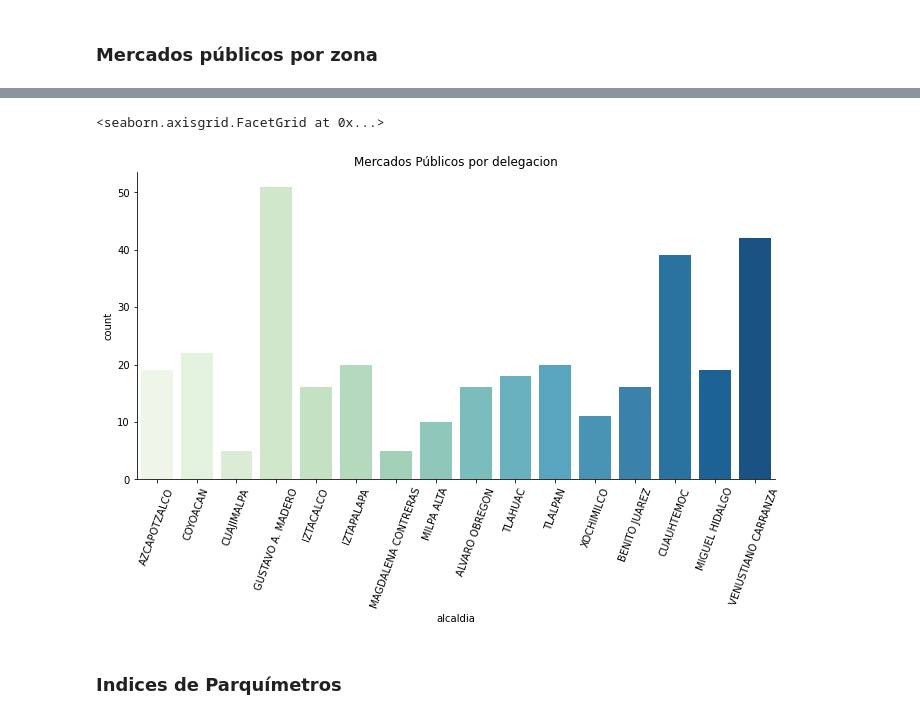
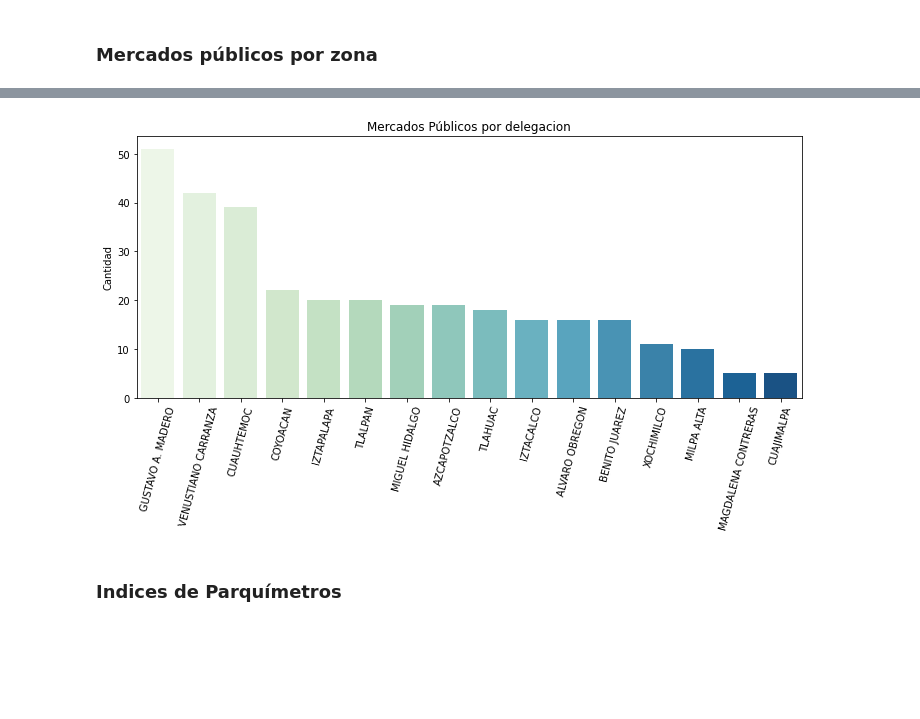
Before and after one commit to JonathanMartignon/Data_CDMX_Un_Aire_No_Tan_Bueno, a Jupyter notebook: Notebook/Aire_CDMX.ipynb, the cells around one changed output, grey strips where cells are left out. Saved outputs shown, nothing was run; the diff lists cells and outputs as text; code cells hidden in the pictures; blank space fills up the shorter version.

```diff
--- a/Notebook/Aire_CDMX.ipynb
+++ b/Notebook/Aire_CDMX.ipynb
@@ -226,14 +221,17 @@ mercados.head()
 | 3 | 19.0 | AZCAPOTZALCO | BENITO JUAREZ | 167.0 | 123.0 | 19.475726 | -99.176803 | 19.4757259147,-99.1768029999 |
 | 4 | 70.0 | COYOACAN | SANTA URSULA COAPA (PESCADITOS) | 154.0 | 268.0 | 19.311774 | -99.150337 | 19.3117739152,-99.1503369999 |
 # %%
-mercados_alcaldias = sns.factorplot("alcaldia", data=mercados,
-                                     aspect=2, kind="count", palette="GnBu",
-                                     margin_titles=True)
+plt.figure(figsize=(10,6))
+mercados_alcaldias = sns.countplot(x = "alcaldia", data=mercados,palette="GnBu",
+                                  order = mercados['alcaldia'].value_counts().index)
 plt.title("Mercados Públicos por delegacion")
-mercados_alcaldias.set_xticklabels(rotation=70)
+plt.ylabel('Cantidad')
+mercados_alcaldias.set_xticklabels(mercados_alcaldias.get_xticklabels(), rotation=75)
+plt.xlabel('')
+plt.tight_layout()
+plt.show()
 # %% [output]
-<seaborn.axisgrid.FacetGrid at 0x...>
-[figure, old version]
+[figure, new version]
 # %% [markdown]
 ### Indices de Parquímetros
 # %%
```
Also changed, not shown: parts of 13 cells of this notebook.
